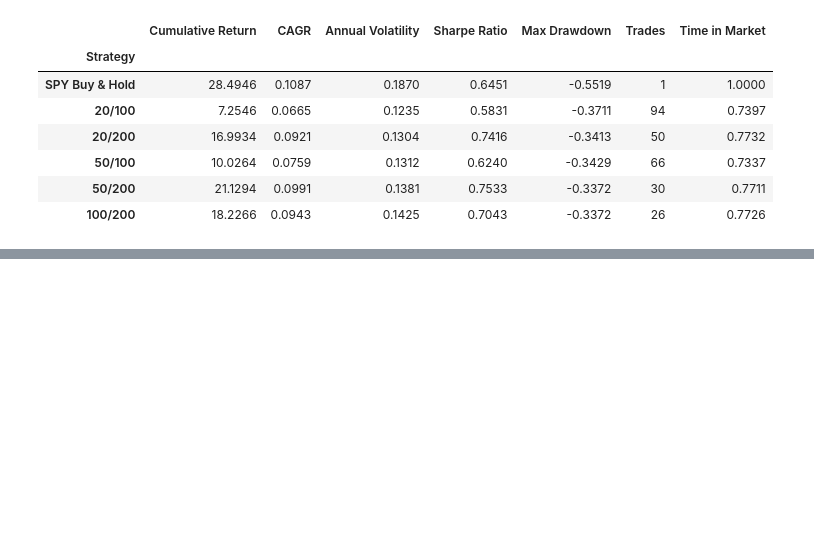
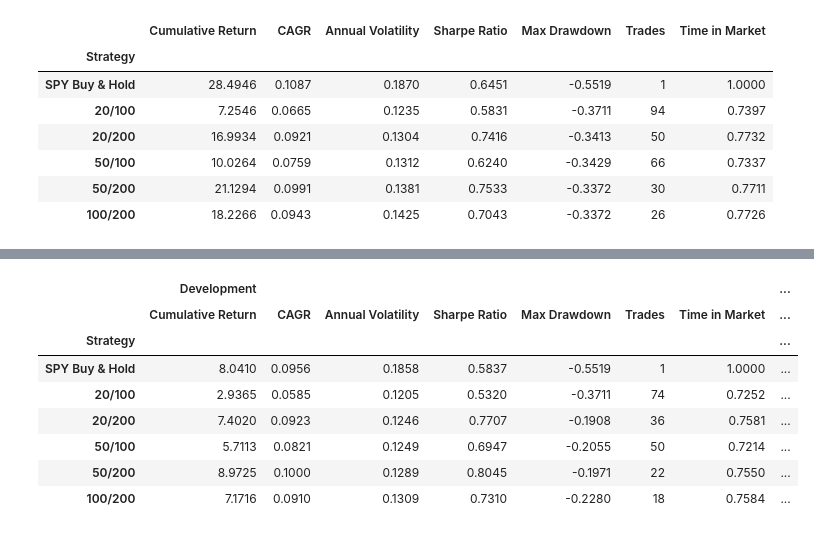
Before and after one commit to NutellaJello/SPY-backtest, a Jupyter notebook: spy_ma_research.ipynb, the cells around one changed output, grey strips where cells are left out. Cells and saved outputs as stored; diff of their text form; code cells hidden in the pictures; blank space fills up the shorter version.

```diff
--- a/spy_ma_research.ipynb
+++ b/spy_ma_research.ipynb
@@ -481,3 +481,29 @@ full_results
 | 50/100 | 10.0264 | 0.0759 | 0.1312 | 0.6240 | -0.3429 | 66 | 0.7337 |
 | 50/200 | 21.1294 | 0.0991 | 0.1381 | 0.7533 | -0.3372 | 30 | 0.7711 |
 | 100/200 | 18.2266 | 0.0943 | 0.1425 | 0.7043 | -0.3372 | 26 | 0.7726 |
+# %%
+# Development and Out of Sample Analysis
+# We will split the data into two periods:
+#   development period: earliest date to 2017
+#   out-of-sample period: 2018 to the most recent date
+# the main reason we split is to avoid overfitting. If you keep adjusting a strategy to past data, you may fit random historical quirks rather than a real pattern
+
+DEVELOPMENT_END = "2017-12-31"
+TEST_START = "2018-01-01"
+
+development = bt.loc[:DEVELOPMENT_END].copy()
+test = bt.loc[TEST_START:].copy()
+
+print(
+    "Development:",
+    development.index.min(),
+    "to",
+    development.index.max()
+)
+
+print(
+    "Out-of-sample:",
+    test.index.min(),
+    "to",
+    test.index.max()
+)
@@ -483,0 +513,23 @@ full_results
+# %%
+development_results = evaluate_period(development)
+test_results = evaluate_period(test)
+
+comparison = pd.concat(
+    {
+        "Development": development_results,
+        "Out-of-Sample": test_results,
+    },
+    axis=1
+)
+
+comparison
+# %% [output]
+|  | Development |  |  |  |  |  |  | ... |
+|  | Cumulative Return | CAGR | Annual Volatility | Sharpe Ratio | Max Drawdown | Trades | Time in Market | ... |
+| Strategy |  |  |  |  |  |  |  | ... |
+| SPY Buy & Hold | 8.0410 | 0.0956 | 0.1858 | 0.5837 | -0.5519 | 1 | 1.0000 | ... |
+| 20/100 | 2.9365 | 0.0585 | 0.1205 | 0.5320 | -0.3711 | 74 | 0.7252 | ... |
+| 20/200 | 7.4020 | 0.0923 | 0.1246 | 0.7707 | -0.1908 | 36 | 0.7581 | ... |
+| 50/100 | 5.7113 | 0.0821 | 0.1249 | 0.6947 | -0.2055 | 50 | 0.7214 | ... |
+| 50/200 | 8.9725 | 0.1000 | 0.1289 | 0.8045 | -0.1971 | 22 | 0.7550 | ... |
+| 100/200 | 7.1716 | 0.0910 | 0.1309 | 0.7310 | -0.2280 | 18 | 0.7584 | ... |
```
Also changed, not shown: parts of 7 cells of this notebook.
